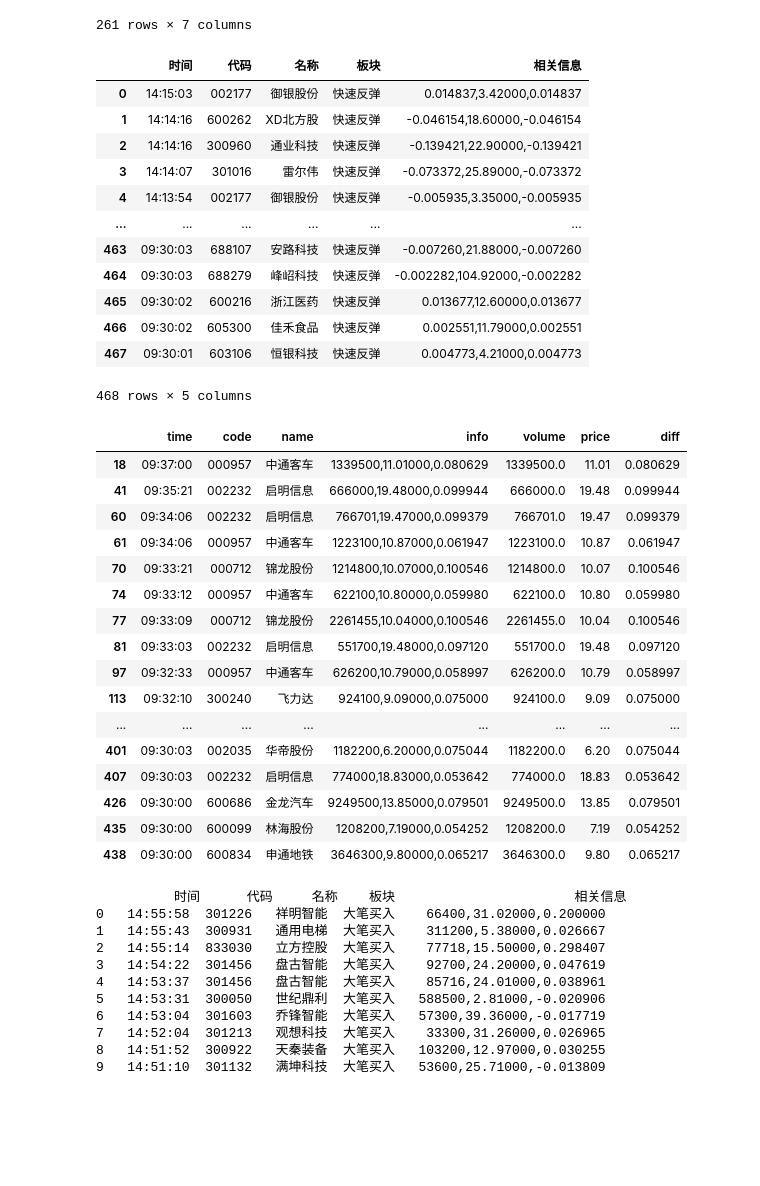
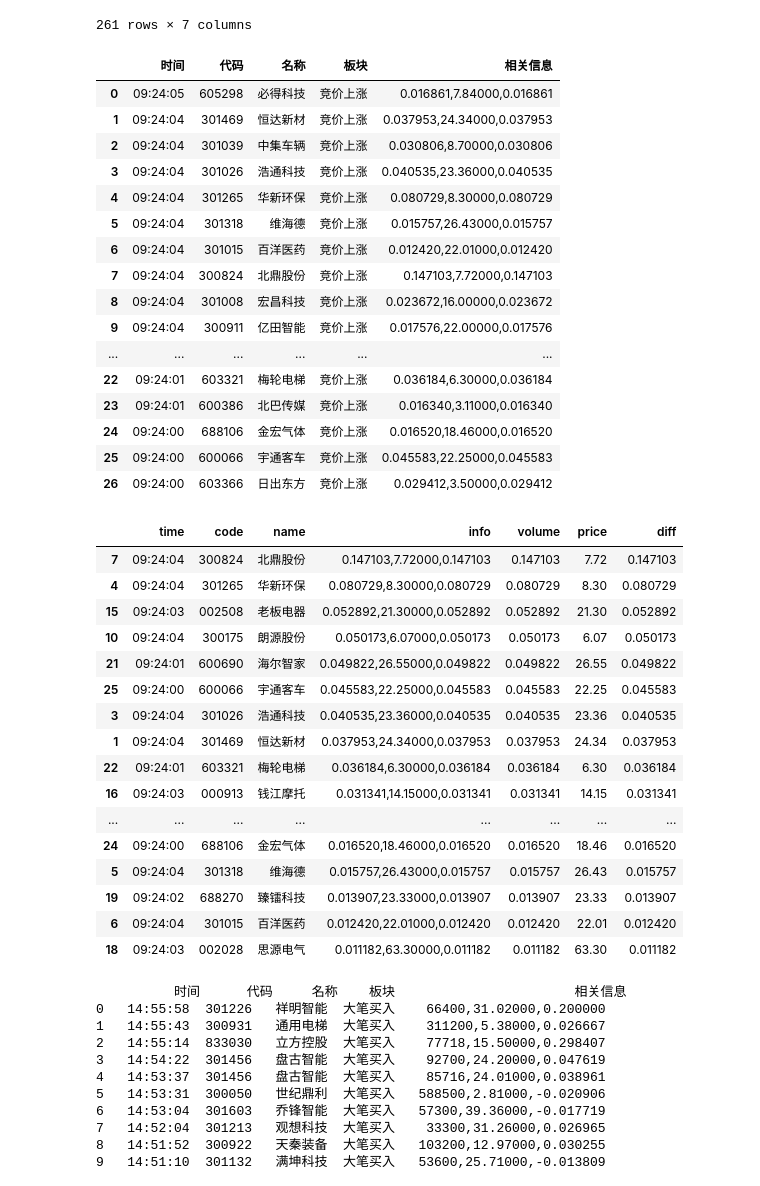
Before and after one commit to ten2net/Sequoia, a Jupyter notebook: 图灵甄选/turing_filter_for_a_stock/notebooks/akshare.ipynb, the cells around one changed output. Drawn from its saved outputs; the diff is of its cells as text; code cells hidden in the pictures; blank space fills up the shorter version.

```diff
--- a/图灵甄选/turing_filter_for_a_stock/notebooks/akshare.ipynb
+++ b/图灵甄选/turing_filter_for_a_stock/notebooks/akshare.ipynb
@@ -185,57 +185,62 @@ df[:-50]
 # '火箭发射', '快速反弹'
 
 import akshare as ak
-df = ak.stock_changes_em(symbol="快速反弹")
+df = ak.stock_changes_em(symbol="竞价上涨")
 df
 # %% [output]
 |  | 时间 | 代码 | 名称 | 板块 | 相关信息 |
-| 0 | 14:15:03 | 002177 | 御银股份 | 快速反弹 | 0.014837,3.42000,0.014837 |
-| 1 | 14:14:16 | 600262 | XD北方股 | 快速反弹 | -0.046154,18.60000,-0.046154 |
-| 2 | 14:14:16 | 300960 | 通业科技 | 快速反弹 | -0.139421,22.90000,-0.139421 |
-| 3 | 14:14:07 | 301016 | 雷尔伟 | 快速反弹 | -0.073372,25.89000,-0.073372 |
-| 4 | 14:13:54 | 002177 | 御银股份 | 快速反弹 | -0.005935,3.35000,-0.005935 |
+| 0 | 09:24:05 | 605298 | 必得科技 | 竞价上涨 | 0.016861,7.84000,0.016861 |
+| 1 | 09:24:04 | 301469 | 恒达新材 | 竞价上涨 | 0.037953,24.34000,0.037953 |
+| 2 | 09:24:04 | 301039 | 中集车辆 | 竞价上涨 | 0.030806,8.70000,0.030806 |
+| 3 | 09:24:04 | 301026 | 浩通科技 | 竞价上涨 | 0.040535,23.36000,0.040535 |
+| 4 | 09:24:04 | 301265 | 华新环保 | 竞价上涨 | 0.080729,8.30000,0.080729 |
+| 5 | 09:24:04 | 301318 | 维海德 | 竞价上涨 | 0.015757,26.43000,0.015757 |
+| 6 | 09:24:04 | 301015 | 百洋医药 | 竞价上涨 | 0.012420,22.01000,0.012420 |
+| 7 | 09:24:04 | 300824 | 北鼎股份 | 竞价上涨 | 0.147103,7.72000,0.147103 |
+| 8 | 09:24:04 | 301008 | 宏昌科技 | 竞价上涨 | 0.023672,16.00000,0.023672 |
+| 9 | 09:24:04 | 300911 | 亿田智能 | 竞价上涨 | 0.017576,22.00000,0.017576 |
 | ... | ... | ... | ... | ... | ... |
-| 463 | 09:30:03 | 688107 | 安路科技 | 快速反弹 | -0.007260,21.88000,-0.007260 |
-| 464 | 09:30:03 | 688279 | 峰岹科技 | 快速反弹 | -0.002282,104.92000,-0.002282 |
-| 465 | 09:30:02 | 600216 | 浙江医药 | 快速反弹 | 0.013677,12.60000,0.013677 |
-| 466 | 09:30:02 | 605300 | 佳禾食品 | 快速反弹 | 0.002551,11.79000,0.002551 |
-| 467 | 09:30:01 | 603106 | 恒银科技 | 快速反弹 | 0.004773,4.21000,0.004773 |
+| 22 | 09:24:01 | 603321 | 梅轮电梯 | 竞价上涨 | 0.036184,6.30000,0.036184 |
+| 23 | 09:24:01 | 600386 | 北巴传媒 | 竞价上涨 | 0.016340,3.11000,0.016340 |
+| 24 | 09:24:00 | 688106 | 金宏气体 | 竞价上涨 | 0.016520,18.46000,0.016520 |
+| 25 | 09:24:00 | 600066 | 宇通客车 | 竞价上涨 | 0.045583,22.25000,0.045583 |
+| 26 | 09:24:00 | 603366 | 日出东方 | 竞价上涨 | 0.029412,3.50000,0.029412 |
-468 rows × 5 columns
 # %%
 import akshare as ak
-df = ak.stock_changes_em(symbol="大笔买入")
+df = ak.stock_changes_em(symbol="竞价上涨")
 # print(df[:50])
 df=df[["时间","代码","名称","相关信息"]]
 df.rename(columns={"时间":"time","代码":"code","名称":"name","相关信息":"info"},inplace=True)
 # print(df[:50])
 df =df[~(df['code'].apply(str).str.startswith('8')) |
        (df['code'].apply(str).str.startswith('4')) |
        (df['name'].apply(str).str.startswith('ST')) |
        (df['name'].apply(str).str.startswith('*'))  |
        (df['name'].apply(str).str.startswith('N')) |
        (df['name'].apply(str).str.startswith('C'))
       ]
 df[['volume','price','diff']] =df['info'].astype(str).str.split(",",expand=True).astype(float)
-df = df.query('diff > 0.05 and (volume / 500000) > 1 and price > 5 ')
+df = df.query('price > 5 ')
+df.sort_values(by='diff', ascending=False, inplace=True)
 df
 # %% [output]
 |  | time | code | name | info | volume | price | diff |
-| 18 | 09:37:00 | 000957 | 中通客车 | 1339500,11.01000,0.080629 | 1339500.0 | 11.01 | 0.080629 |
-| 41 | 09:35:21 | 002232 | 启明信息 | 666000,19.48000,0.099944 | 666000.0 | 19.48 | 0.099944 |
-| 60 | 09:34:06 | 002232 | 启明信息 | 766701,19.47000,0.099379 | 766701.0 | 19.47 | 0.099379 |
-| 61 | 09:34:06 | 000957 | 中通客车 | 1223100,10.87000,0.061947 | 1223100.0 | 10.87 | 0.061947 |
-| 70 | 09:33:21 | 000712 | 锦龙股份 | 1214800,10.07000,0.100546 | 1214800.0 | 10.07 | 0.100546 |
-| 74 | 09:33:12 | 000957 | 中通客车 | 622100,10.80000,0.059980 | 622100.0 | 10.80 | 0.059980 |
-| 77 | 09:33:09 | 000712 | 锦龙股份 | 2261455,10.04000,0.100546 | 2261455.0 | 10.04 | 0.100546 |
-| 81 | 09:33:03 | 002232 | 启明信息 | 551700,19.48000,0.097120 | 551700.0 | 19.48 | 0.097120 |
-| 97 | 09:32:33 | 000957 | 中通客车 | 626200,10.79000,0.058997 | 626200.0 | 10.79 | 0.058997 |
-| 113 | 09:32:10 | 300240 | 飞力达 | 924100,9.09000,0.075000 | 924100.0 | 9.09 | 0.075000 |
+| 7 | 09:24:04 | 300824 | 北鼎股份 | 0.147103,7.72000,0.147103 | 0.147103 | 7.72 | 0.147103 |
+| 4 | 09:24:04 | 301265 | 华新环保 | 0.080729,8.30000,0.080729 | 0.080729 | 8.30 | 0.080729 |
+| 15 | 09:24:03 | 002508 | 老板电器 | 0.052892,21.30000,0.052892 | 0.052892 | 21.30 | 0.052892 |
+| 10 | 09:24:04 | 300175 | 朗源股份 | 0.050173,6.07000,0.050173 | 0.050173 | 6.07 | 0.050173 |
+| 21 | 09:24:01 | 600690 | 海尔智家 | 0.049822,26.55000,0.049822 | 0.049822 | 26.55 | 0.049822 |
+| 25 | 09:24:00 | 600066 | 宇通客车 | 0.045583,22.25000,0.045583 | 0.045583 | 22.25 | 0.045583 |
+| 3 | 09:24:04 | 301026 | 浩通科技 | 0.040535,23.36000,0.040535 | 0.040535 | 23.36 | 0.040535 |
+| 1 | 09:24:04 | 301469 | 恒达新材 | 0.037953,24.34000,0.037953 | 0.037953 | 24.34 | 0.037953 |
+| 22 | 09:24:01 | 603321 | 梅轮电梯 | 0.036184,6.30000,0.036184 | 0.036184 | 6.30 | 0.036184 |
+| 16 | 09:24:03 | 000913 | 钱江摩托 | 0.031341,14.15000,0.031341 | 0.031341 | 14.15 | 0.031341 |
 | ... | ... | ... | ... | ... | ... | ... | ... |
-| 401 | 09:30:03 | 002035 | 华帝股份 | 1182200,6.20000,0.075044 | 1182200.0 | 6.20 | 0.075044 |
-| 407 | 09:30:03 | 002232 | 启明信息 | 774000,18.83000,0.053642 | 774000.0 | 18.83 | 0.053642 |
-| 426 | 09:30:00 | 600686 | 金龙汽车 | 9249500,13.85000,0.079501 | 9249500.0 | 13.85 | 0.079501 |
-| 435 | 09:30:00 | 600099 | 林海股份 | 1208200,7.19000,0.054252 | 1208200.0 | 7.19 | 0.054252 |
-| 438 | 09:30:00 | 600834 | 申通地铁 | 3646300,9.80000,0.065217 | 3646300.0 | 9.80 | 0.065217 |
+| 24 | 09:24:00 | 688106 | 金宏气体 | 0.016520,18.46000,0.016520 | 0.016520 | 18.46 | 0.016520 |
+| 5 | 09:24:04 | 301318 | 维海德 | 0.015757,26.43000,0.015757 | 0.015757 | 26.43 | 0.015757 |
+| 19 | 09:24:02 | 688270 | 臻镭科技 | 0.013907,23.33000,0.013907 | 0.013907 | 23.33 | 0.013907 |
+| 6 | 09:24:04 | 301015 | 百洋医药 | 0.012420,22.01000,0.012420 | 0.012420 | 22.01 | 0.012420 |
+| 18 | 09:24:03 | 002028 | 思源电气 | 0.011182,63.30000,0.011182 | 0.011182 | 63.30 | 0.011182 |
 # %%
 
 from dotenv import load_dotenv
```
Also changed, not shown: parts of 2 cells of this notebook, 1 other file.
